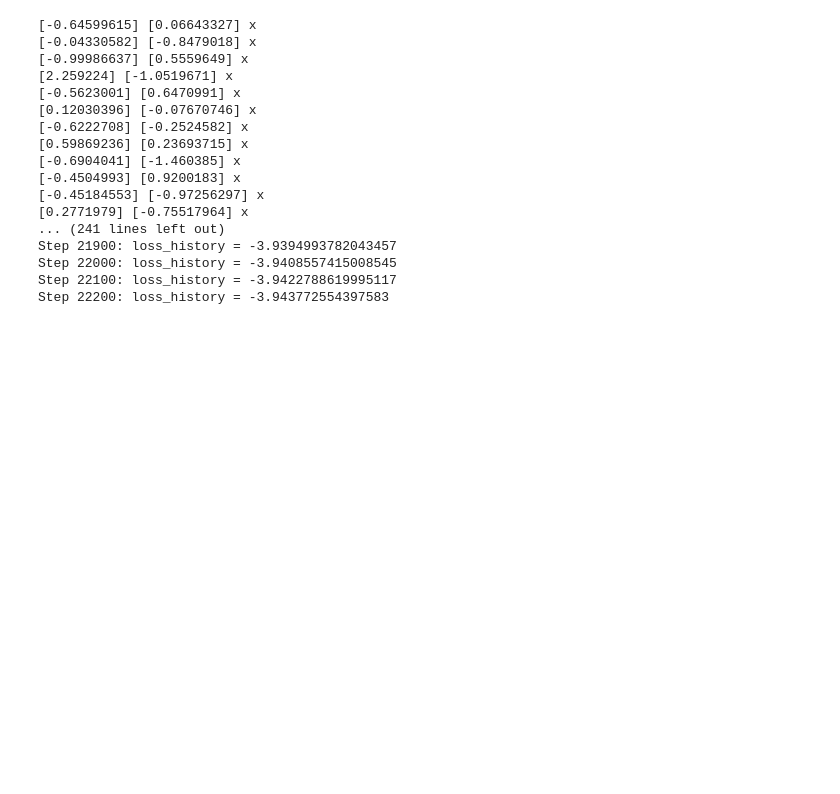
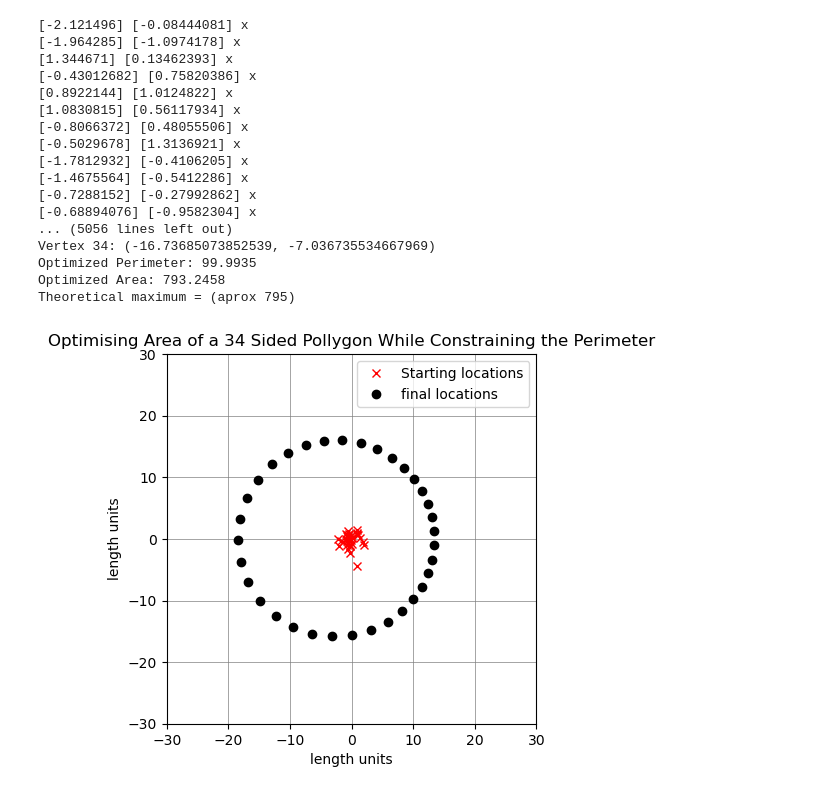
Before and after one commit to tart-telescope/array-optimization, a Jupyter notebook: Maximising area of 34 sided pollygone.ipynb, the cells around one changed output. Cells and saved outputs as stored; diff of their text form; code cells hidden in the pictures; blank space fills up the shorter version.

```diff
--- a/Maximising area of 34 sided pollygone.ipynb
+++ b/Maximising area of 34 sided pollygone.ipynb
@@ -226,7 +226,7 @@ def compute_perimeter(x1, y1, x2, y2, x3, y3, x4, y4, x5, y5, x6, y6,  x7, y7, x
 
 
 
-optimizer = optim.Adam([x1, y1, x2, y2, x3, y3, x4, y4, x5, y5, x6, y6, x7, y7, x8, y8, x9, y9, x10, y10, x11, y11, x12, y12, x13, y13, x14, y14, x15, y15, x16, y16, x17, y17, x18, y18, x19, y19, x20, y20, x21, y21, x22, y22, x23, y23, x24, y24, x25, y25, x26, y26, x27, y27, x28, y28, x29, y29, x30, y30, x31, y31, x32, y32, x33, y33, x34, y34], lr=.0008)
+optimizer = optim.Adam([x1, y1, x2, y2, x3, y3, x4, y4, x5, y5, x6, y6, x7, y7, x8, y8, x9, y9, x10, y10, x11, y11, x12, y12, x13, y13, x14, y14, x15, y15, x16, y16, x17, y17, x18, y18, x19, y19, x20, y20, x21, y21, x22, y22, x23, y23, x24, y24, x25, y25, x26, y26, x27, y27, x28, y28, x29, y29, x30, y30, x31, y31, x32, y32, x33, y33, x34, y34], lr=.008)
 #, momentum=0
 steps = 500000
 
@@ -246,7 +246,8 @@ for step in range(steps):
     perimeter_penalty = (torch.max(torch.tensor(0.), ((perimeter)**2 - (max_perimeter)**2))) #hmmmm
 
     # loss function
-    loss = (torch.log(1/area) + perimeter_penalty**1)
+    loss = -area + perimeter_penalty**1
+    #(torch.log(1/area) + perimeter_penalty**1)
     #-area + perimeter_penalty**1
     #(torch.log((1/area) + 1*perimeter_penalty**2))
     #(torch.log(1/area) + perimeter_penalty**1)  # hmmmm
@@ -399,50 +400,51 @@ plt.plot(x14.item(), y14.item(),'o',color='black')
 plt.plot(x15.item(), y15.item(),'o',color='black')
 plt.plot(x16.item(), y16.item(), 'o',color='black')
 plt.plot(x17.item(), y17.item(), 'o',color='black')
 plt.plot(x18.item(), y18.item(), 'o',color='black')
 plt.plot(x19.item(), y19.item(),'o',color='black')
 plt.plot(x20.item(), y20.item(),'o',color='black')
 plt.plot(x21.item(), y21.item(), 'o' ,color='black')
 plt.plot(x22.item(), y22.item(), 'o' ,color='black')
 plt.plot(x23.item(), y23.item(), 'o',color='black')
 plt.plot(x24.item(), y24.item(),'o',color='black')
 plt.plot(x25.item(), y25.item(),'o',color='black')
 plt.plot(x26.item(), y26.item(), 'o',color='black')
 plt.plot(x27.item(), y27.item(), 'o',color='black')
 plt.plot(x28.item(), y28.item(), 'o',color='black')
 plt.plot(x29.item(), y29.item(),'o',color='black')
 plt.plot(x30.item(), y30.item(),'o',color='black')
 plt.plot(x31.item(), y31.item(), 'o' ,color='black')
 plt.plot(x32.item(), y32.item(), 'o' ,color='black')
 plt.plot(x33.item(), y33.item(), 'o',color='black')
 plt.plot(x34.item(), y34.item(),'o',color='black')
 plt.xlim(-30, 30)
 plt.ylim(-30, 30)
 plt.title("Optimising Area of a 34 Sided Pollygon While Constraining the Perimeter")
 plt.xlabel('length units')
 plt.ylabel('length units')
 plt.legend()
 plt.grid(color='gray', linestyle='-', linewidth=0.5)
 plt.savefig("34_inital_and_final_coords_Adam_500000its_lr0.0008.pdf")
 plt.show()
 # %% [output]
-[-0.64599615] [0.06643327] x
-[-0.04330582] [-0.8479018] x
-[-0.99986637] [0.5559649] x
-[2.259224] [-1.0519671] x
-[-0.5623001] [0.6470991] x
-[0.12030396] [-0.07670746] x
-[-0.6222708] [-0.2524582] x
-[0.59869236] [0.23693715] x
-[-0.6904041] [-1.460385] x
-[-0.4504993] [0.9200183] x
-[-0.45184553] [-0.97256297] x
-[0.2771979] [-0.75517964] x
-... (241 lines left out)
-Step 21900: loss_history = -3.9394993782043457
-Step 22000: loss_history = -3.9408557415008545
-Step 22100: loss_history = -3.9422788619995117
-Step 22200: loss_history = -3.943772554397583
+[-2.121496] [-0.08444081] x
+[-1.964285] [-1.0974178] x
+[1.344671] [0.13462393] x
+[-0.43012682] [0.75820386] x
+[0.8922144] [1.0124822] x
+[1.0830815] [0.56117934] x
+[-0.8066372] [0.48055506] x
+[-0.5029678] [1.3136921] x
+[-1.7812932] [-0.4106205] x
+[-1.4675564] [-0.5412286] x
+[-0.7288152] [-0.27992862] x
+[-0.68894076] [-0.9582304] x
+... (5056 lines left out)
+Vertex 34: (-16.73685073852539, -7.036735534667969)
+Optimized Perimeter: 99.9935
+Optimized Area: 793.2458
+Theoretical maximum = (aprox 795)
+[figure, added]
 # %%
 plt.plot(loss_history)
 plt.grid(True)
```
Also changed, not shown: parts of 1 cell of this notebook, 44 other files.
